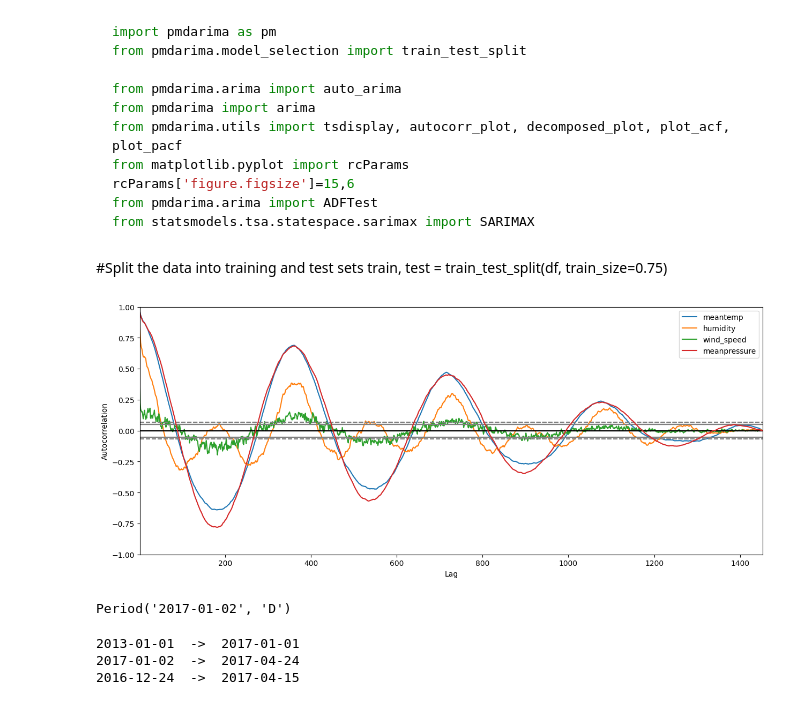
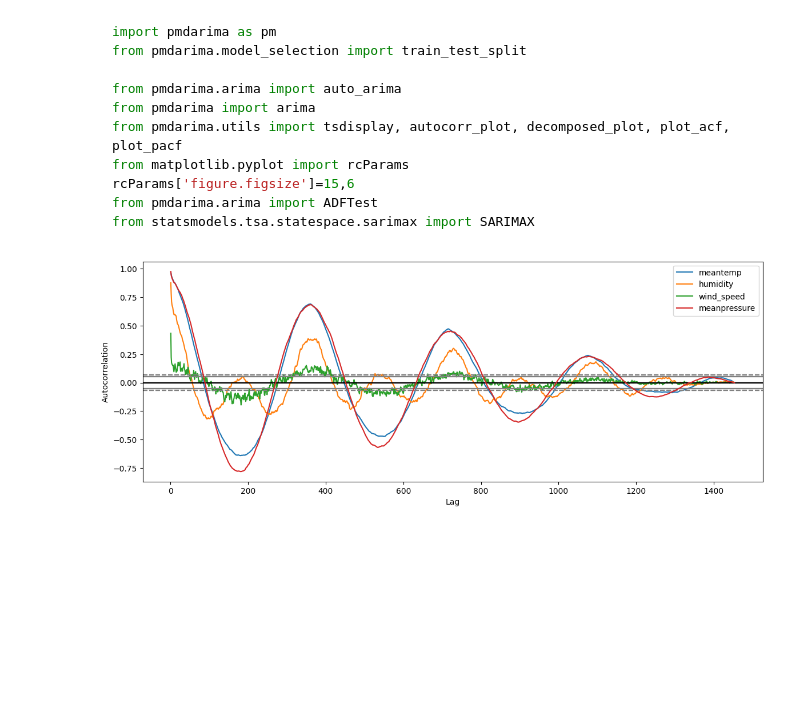
Before and after one commit to Draylon/ppgca_ds_tfinal, a Jupyter notebook: impl2.ipynb, the cells around one changed output. Drawn from its saved outputs; the diff is of its cells as text; code cells hidden in the pictures; blank space fills up the shorter version.

```diff
--- a/impl2.ipynb
+++ b/impl2.ipynb
@@ -41,8 +61,8 @@ memory usage: 4.6+ KB
 # %%
-df['date'] = pd.to_datetime(df['date'])#, format='%d.%m.%Y %H:%M:%S')
+df['date'] = pd.to_datetime(df['date'],format="%Y-%m-%d")#, format='%d.%m.%Y %H:%M:%S')
 df = df.set_index('date')
 
-df_test['date'] = pd.to_datetime(df_test['date'])#, format='%d.%m.%Y %H:%M:%S')
+df_test['date'] = pd.to_datetime(df_test['date'],format="%Y-%m-%d")#, format='%d.%m.%Y %H:%M:%S')
 df_test = df_test.set_index('date')
 # %%
 fig, (ax11,ax12,ax21,ax22) = plt.subplots(1,4,figsize=(15,4))
@@ -126,12 +156,15 @@ from statsmodels.tsa.statespace.sarimax import SARIMAX
 # %%
 df.index = pd.DatetimeIndex(df.index).to_period('d')
 df_test.index = pd.DatetimeIndex(df_test.index).to_period('d')
+
+df.index = df.index.to_timestamp()
+df_test.index = df_test.index.to_timestamp()
+#df = df.asfreq('d')
+#df_test = df_test.asfreq('d')
-# %% [markdown]
-#Split the data into training and test sets
-train, test = train_test_split(df, train_size=0.75)
 # %%
+fig,ax = plt.subplots(1,1,figsize=(14,5))
 for x in df.columns:
-    autocorrelation_plot(df[x],label=x)
+    autocorrelation_plot(df[x],label=x,ax=ax)
     plt.legend()
 # %% [output]
-[figure, old version]
+[figure, new version]
@@ -142,4 +170,0 @@ res = model.fit()
-# %%
-df_test.index[0]
-# %% [output]
-Period('2017-01-02', 'D')
@@ -153,8 +170,0 @@ forecast = res.forecast(steps=df_test.__len__(),exog=df_test.drop(['meantemp'],a
-# %%
-print(df.index.min()," -> ",df.index.max())
-print(df_test.index.min()," -> ",df_test.index.max())
-print(forecast.index.min()," -> ",forecast.index.max())
-# %% [output]
-2013-01-01  ->  2017-01-01
-2017-01-02  ->  2017-04-24
-2016-12-24  ->  2017-04-15
```
Also changed, not shown: parts of 24 cells of this notebook.
